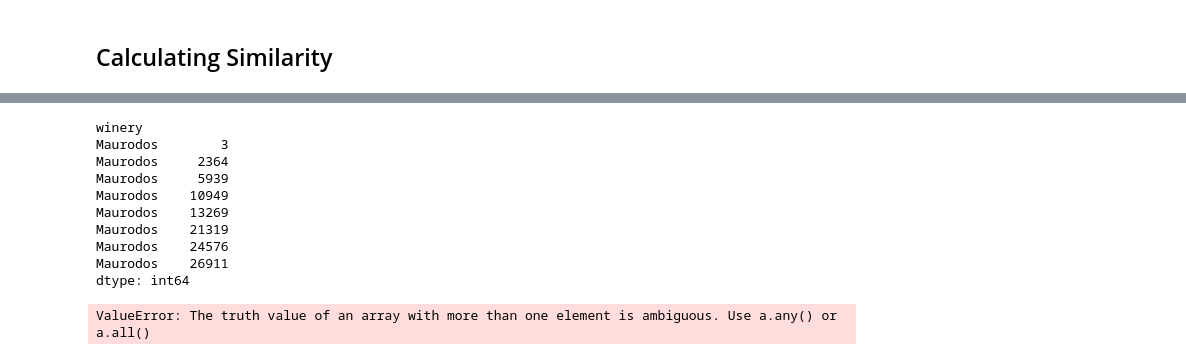
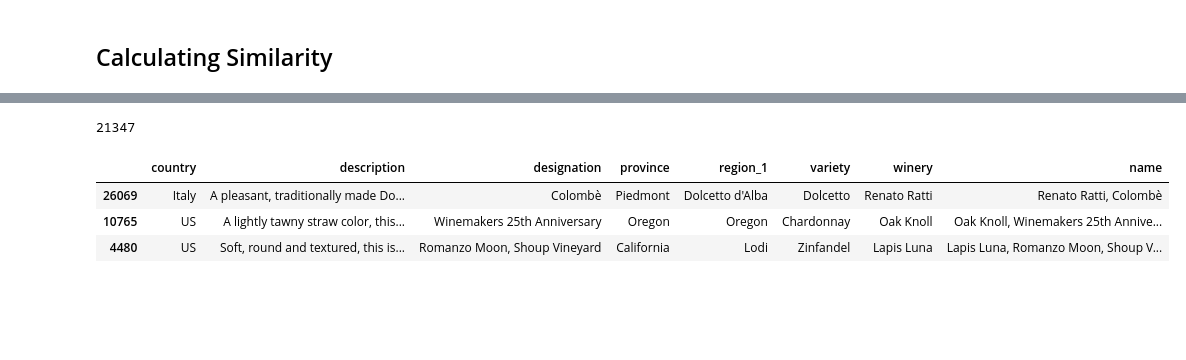
Before and after one commit to PatrikWagnerUK/Wine-Recommender-System, a Jupyter notebook: Wine.ipynb, the cells around one changed output, grey strips where cells are left out. Cells and saved outputs as stored; diff of their text form; code cells hidden in the pictures; blank space fills up the shorter version.

Commit message:
Cracked the recommendation engine by dropping duplicates.

```diff
--- a/Wine.ipynb
+++ b/Wine.ipynb
@@ -303,3 +248,5 @@ non_usa
+# %%
+predictors.drop('index', axis=1, inplace=True)
 # %% [markdown]
 ## Vectorizing With Tfidf
 # %%
@@ -311,7 +258,7 @@ vectors = TfidfVectorizer(min_df = 3,
                          ngram_range = (1,3),
                          stop_words = 'english')
 # %%
-vectors_matrix = vectors.fit_transform(non_usa['description'])
+vectors_matrix = vectors.fit_transform(predictors['description'])
 # %%
 vectors_matrix.shape
 # %% [output]
@@ -339,27 +286,21 @@ array([[0.76160052, 0.76159418, 0.76159482, ..., 0.76159436, 0.76159444,
 # %%
-index = pd.Series(non_usa.index, index=non_usa['winery']).drop_duplicates()
+index = pd.Series(predictors.index, index=predictors['name']).drop_duplicates()
 # %%
-index['Maurodos']
+index['Sobon Estate, Fiddletown']
 # %% [output]
-winery
-Maurodos        3
-Maurodos     2364
-Maurodos     5939
-Maurodos    10949
-Maurodos    13269
-Maurodos    21319
-Maurodos    24576
-Maurodos    26911
-dtype: int64
+21347
 # %%
-def recommend_wine(winery, sig_kern=sig_kern):
-    indx = index[winery]
+def recommend_wine(name, sig_kern=sig_kern):
+    indx = index[name]
     sigmoid_score = list(enumerate(sig_kern[indx]))
     sigmoid_score = sorted(sigmoid_score, key = lambda x:x[1], reverse = True)
-    sigmoid_score = sigmoid_score[1:3]
-    wines = [i[0] for i in sigmoid_score]
-    return non_usa.iloc[wines]
+    sigmoid_score = sigmoid_score[1:4]
+    position = [i[0] for i in sigmoid_score]
+    return predictors.iloc[position]
 # %%
-recommend_wine('Maurodos')
+recommend_wine('Sobon Estate, Fiddletown')
 # %% [output]
-ValueError: The truth value of an array with more than one element is ambiguous. Use a.any() or a.all()
+|  | country | description | designation | province | region_1 | variety | winery | name |
+| 26069 | Italy | A pleasant, traditionally made Do... | Colombè | Piedmont | Dolcetto d'Alba | Dolcetto | Renato Ratti | Renato Ratti, Colombè |
+| 10765 | US | A lightly tawny straw color, this... | Winemakers 25th Anniversary | Oregon | Oregon | Chardonnay | Oak Knoll | Oak Knoll, Winemakers 25th Annive... |
+| 4480 | US | Soft, round and textured, this is... | Romanzo Moon, Shoup Vineyard | California | Lodi | Zinfandel | Lapis Luna | Lapis Luna, Romanzo Moon, Shoup V... |
```
Also changed, not shown: parts of 23 cells of this notebook.
